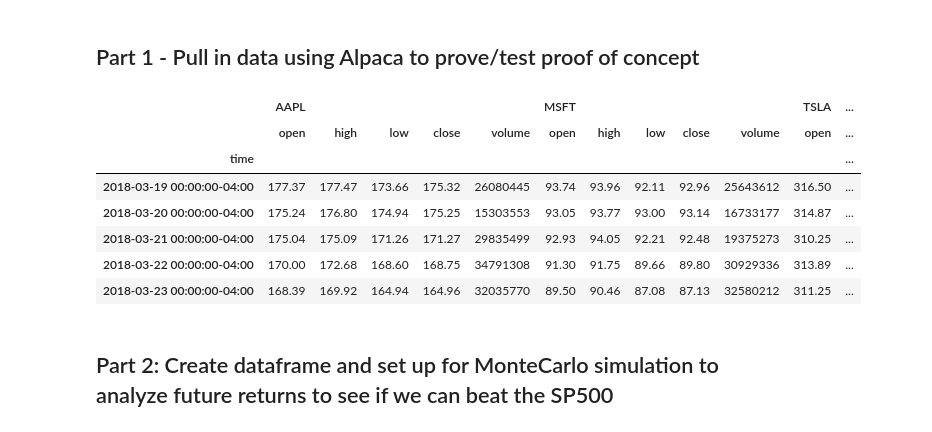
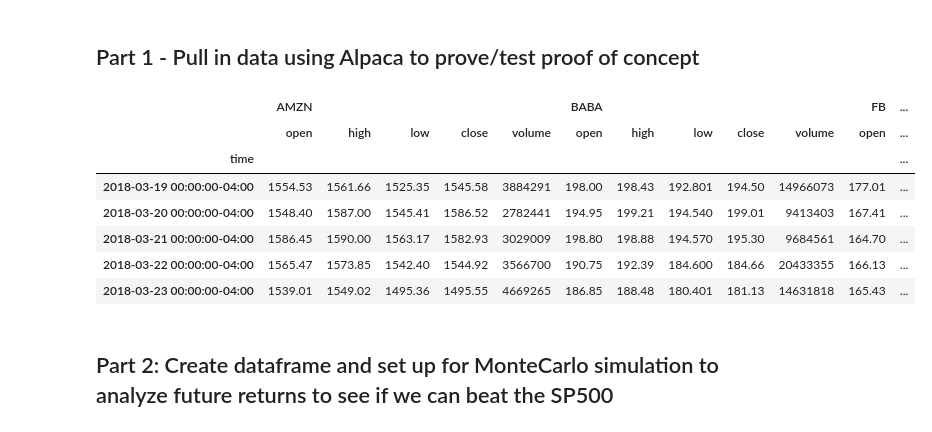
Before and after one commit to andyliang245/DCF, a Jupyter notebook: MCReturnsSim_proof_concept.ipynb, the cells around one changed output. Cells and saved outputs as stored; diff of their text form; code cells hidden in the pictures.

```diff
--- a/MCReturnsSim_proof_concept.ipynb
+++ b/MCReturnsSim_proof_concept.ipynb
@@ -42,32 +42,32 @@ end_date = pd.Timestamp('2021-03-19', tz='America/New_York').isoformat()
 # %%
 #Set the tickers in a Test portfolio based on stock selection given our DCF results to see if a stock is under or over valued
 
-tickers = ['MSFT', 'AAPL', 'TSLA']
+tickers = ['AMZN', 'FB', 'BABA', 'NFLX']
 timeframe = "1D"
 
 #portfolio_df = web.DataReader(tickers, data_source='yahoo', start='2017-01-01', end='2020-09-28')
 
 # Get 5 years' worth of historical data from Aplaca for us in the MC simulation
 df_stock_data = alpaca.get_barset(
     tickers,
     timeframe,
     start=start_date,
     end=end_date,
     limit=1000,
 ).df
 
 # Display sample data in the data frame created from DCF stock picking solution
 df_stock_data.dropna()
 df_stock_data.head()
 # %% [output]
-|  | AAPL |  |  |  |  | MSFT |  |  |  |  | TSLA | ... |
+|  | AMZN |  |  |  |  | BABA |  |  |  |  | FB | ... |
 |  | open | high | low | close | volume | open | high | low | close | volume | open | ... |
 | time |  |  |  |  |  |  |  |  |  |  |  | ... |
-| 2018-03-19 00:00:00-04:00 | 177.37 | 177.47 | 173.66 | 175.32 | 26080445 | 93.74 | 93.96 | 92.11 | 92.96 | 25643612 | 316.50 | ... |
-| 2018-03-20 00:00:00-04:00 | 175.24 | 176.80 | 174.94 | 175.25 | 15303553 | 93.05 | 93.77 | 93.00 | 93.14 | 16733177 | 314.87 | ... |
-| 2018-03-21 00:00:00-04:00 | 175.04 | 175.09 | 171.26 | 171.27 | 29835499 | 92.93 | 94.05 | 92.21 | 92.48 | 19375273 | 310.25 | ... |
-| 2018-03-22 00:00:00-04:00 | 170.00 | 172.68 | 168.60 | 168.75 | 34791308 | 91.30 | 91.75 | 89.66 | 89.80 | 30929336 | 313.89 | ... |
-| 2018-03-23 00:00:00-04:00 | 168.39 | 169.92 | 164.94 | 164.96 | 32035770 | 89.50 | 90.46 | 87.08 | 87.13 | 32580212 | 311.25 | ... |
+| 2018-03-19 00:00:00-04:00 | 1554.53 | 1561.66 | 1525.35 | 1545.58 | 3884291 | 198.00 | 198.43 | 192.801 | 194.50 | 14966073 | 177.01 | ... |
+| 2018-03-20 00:00:00-04:00 | 1548.40 | 1587.00 | 1545.41 | 1586.52 | 2782441 | 194.95 | 199.21 | 194.540 | 199.01 | 9413403 | 167.41 | ... |
+| 2018-03-21 00:00:00-04:00 | 1586.45 | 1590.00 | 1563.17 | 1582.93 | 3029009 | 198.80 | 198.88 | 194.570 | 195.30 | 9684561 | 164.70 | ... |
+| 2018-03-22 00:00:00-04:00 | 1565.47 | 1573.85 | 1542.40 | 1544.92 | 3566700 | 190.75 | 192.39 | 184.600 | 184.66 | 20433355 | 166.13 | ... |
+| 2018-03-23 00:00:00-04:00 | 1539.01 | 1549.02 | 1495.36 | 1495.55 | 4669265 | 186.85 | 188.48 | 180.401 | 181.13 | 14631818 | 165.43 | ... |
 # %% [markdown]
 ## Part 2: Create dataframe and set up for MonteCarlo simulation to analyze future returns to see if we can beat the SP500
 # %%
```
Also changed, not shown: parts of 6 cells of this notebook, 4 other files.
